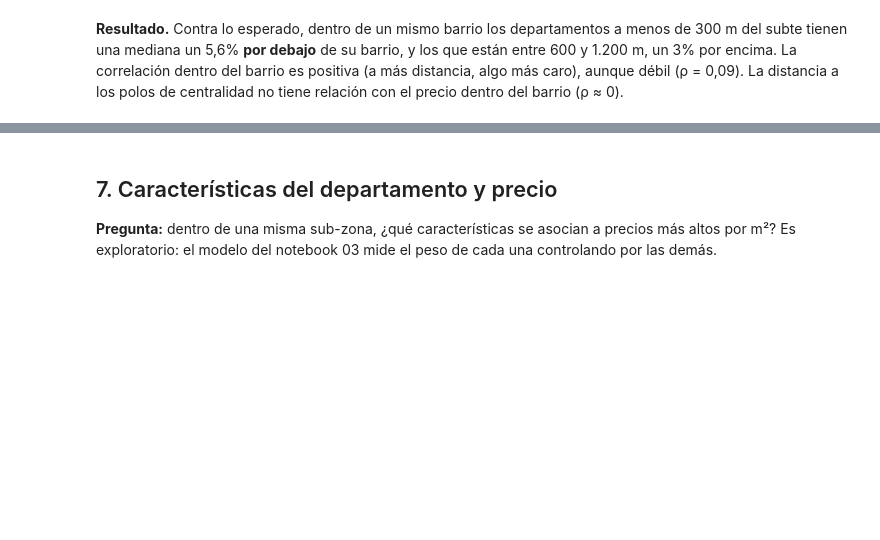
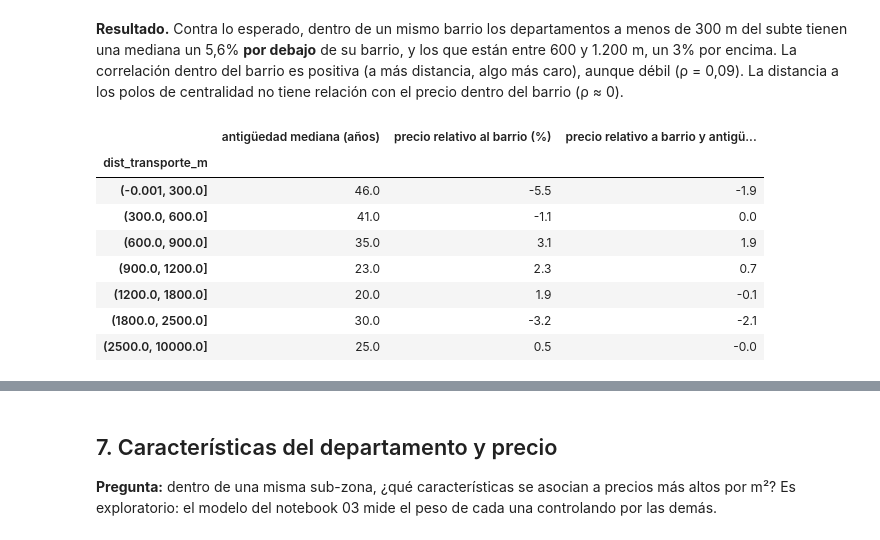
Before and after one commit to gbuhler-itba/TP-Analitica-Descriptiva, a Jupyter notebook: notebooks/02_eda.ipynb, the cells around one changed output, grey strips where cells are left out. Drawn from its saved outputs; the diff is of its cells as text; code cells hidden in the pictures; blank space fills up the shorter version.

```diff
--- a/notebooks/02_eda.ipynb
+++ b/notebooks/02_eda.ipynb
@@ -294,3 +300,26 @@ tienen una mediana un 5,6% **por debajo** de su barrio, y los que están entre 6
 encima. La correlación dentro del barrio es positiva (a más distancia, algo más caro), aunque débil
 (ρ = 0,09). La distancia a los polos de centralidad no tiene relación con el precio dentro del barrio
 (ρ ≈ 0).
+# %%
+# Control por antigüedad: se compara dentro del mismo barrio Y el mismo tramo de antigüedad
+con_antig = geo[geo["antiguedad"].notna()].copy()
+con_antig["tramo_antiguedad"] = pd.cut(con_antig["antiguedad"], [-1, 5, 15, 30, 50, 70, 150])
+grupo_control = con_antig["barrio"] + "|" + con_antig["tramo_antiguedad"].astype(str)
+cortes = [0, 300, 600, 900, 1200, 1800, 2500, 10000]
+
+comparacion = pd.DataFrame({
+    "antigüedad mediana (años)": eda.medianas_por_tramo(con_antig["dist_transporte_m"], con_antig["antiguedad"], cortes)["mediana"],
+    "precio relativo al barrio (%)": 100 * eda.medianas_por_tramo(con_antig["dist_transporte_m"], eda.precio_relativo(con_antig["precio_m2_usd"], con_antig["barrio"]), cortes)["mediana"],
+    "precio relativo a barrio y antigüedad (%)": 100 * eda.medianas_por_tramo(con_antig["dist_transporte_m"], eda.precio_relativo(con_antig["precio_m2_usd"], grupo_control), cortes)["mediana"],
+}).round(1)
+comparacion
+# %% [output]
+|  | antigüedad mediana (años) | precio relativo al barrio (%) | precio relativo a barrio y antigü... |
+| dist_transporte_m |  |  |  |
+| (-0.001, 300.0] | 46.0 | -5.5 | -1.9 |
+| (300.0, 600.0] | 41.0 | -1.1 | 0.0 |
+| (600.0, 900.0] | 35.0 | 3.1 | 1.9 |
+| (900.0, 1200.0] | 23.0 | 2.3 | 0.7 |
+| (1200.0, 1800.0] | 20.0 | 1.9 | -0.1 |
+| (1800.0, 2500.0] | 30.0 | -3.2 | -2.1 |
+| (2500.0, 10000.0] | 25.0 | 0.5 | -0.0 |
```
Also changed, not shown: parts of 7 cells of this notebook.
